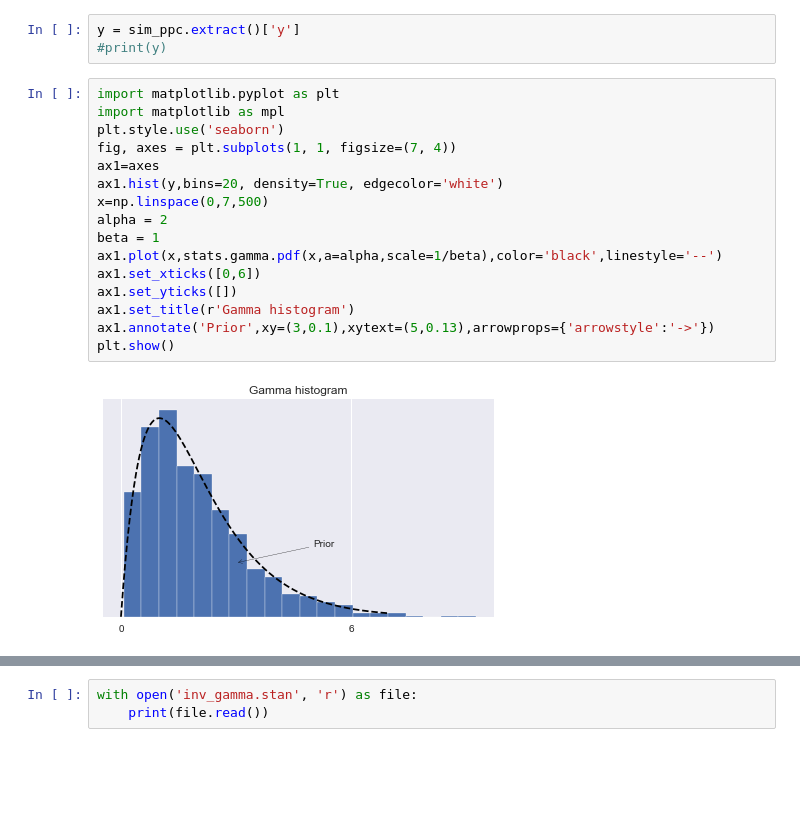
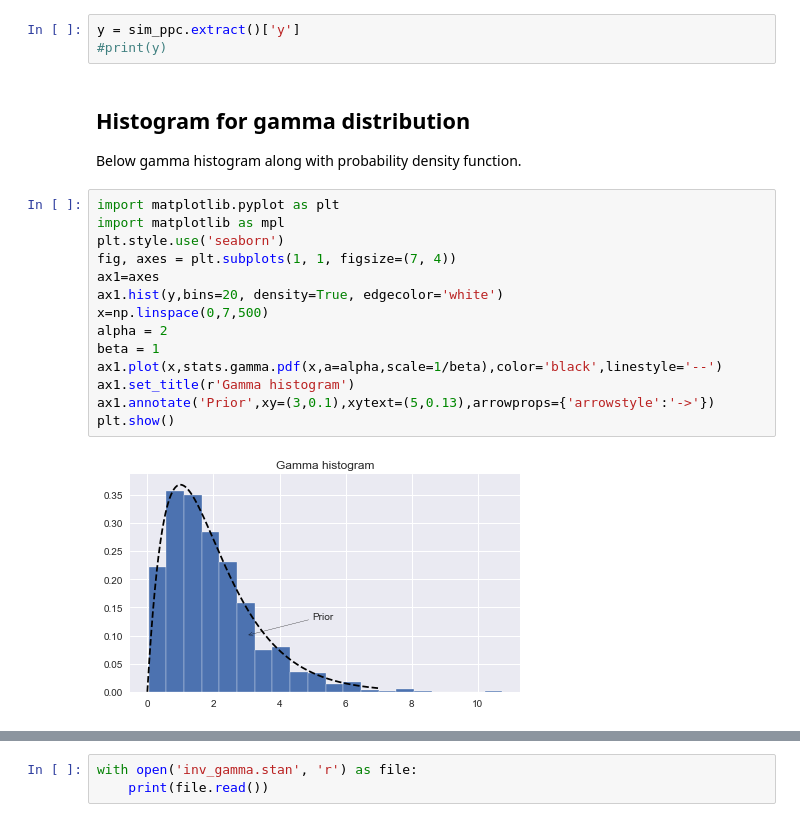
Before and after one commit to rafalsiniewicz/Data_analytics, a Jupyter notebook: lab3/lab3.ipynb, the cells around one changed output, grey strips where cells are left out. Cells and saved outputs as stored; diff of their text form; blank space fills up the shorter version.

```diff
--- a/lab3/lab3.ipynb
+++ b/lab3/lab3.ipynb
@@ -36,21 +39,22 @@ sim_ppc=model.sampling(data=sim_data,algorithm="Fixed_param", iter=R, warmup=0,
 # %%
 y = sim_ppc.extract()['y']
 #print(y)
+# %% [markdown]
+## Histogram for gamma distribution
+Below gamma histogram along with probability density function.
 # %%
 import matplotlib.pyplot as plt
 import matplotlib as mpl
 plt.style.use('seaborn')
 fig, axes = plt.subplots(1, 1, figsize=(7, 4))
 ax1=axes
 ax1.hist(y,bins=20, density=True, edgecolor='white')
 x=np.linspace(0,7,500)
 alpha = 2
 beta = 1
 ax1.plot(x,stats.gamma.pdf(x,a=alpha,scale=1/beta),color='black',linestyle='--')
-ax1.set_xticks([0,6])
-ax1.set_yticks([])
 ax1.set_title(r'Gamma histogram')
 ax1.annotate('Prior',xy=(3,0.1),xytext=(5,0.13),arrowprops={'arrowstyle':'->'})
 plt.show()
 # %% [output]
-[figure, old version]
+[figure, new version]
```
Also changed, not shown: parts of 23 cells of this notebook, 2 other files.
